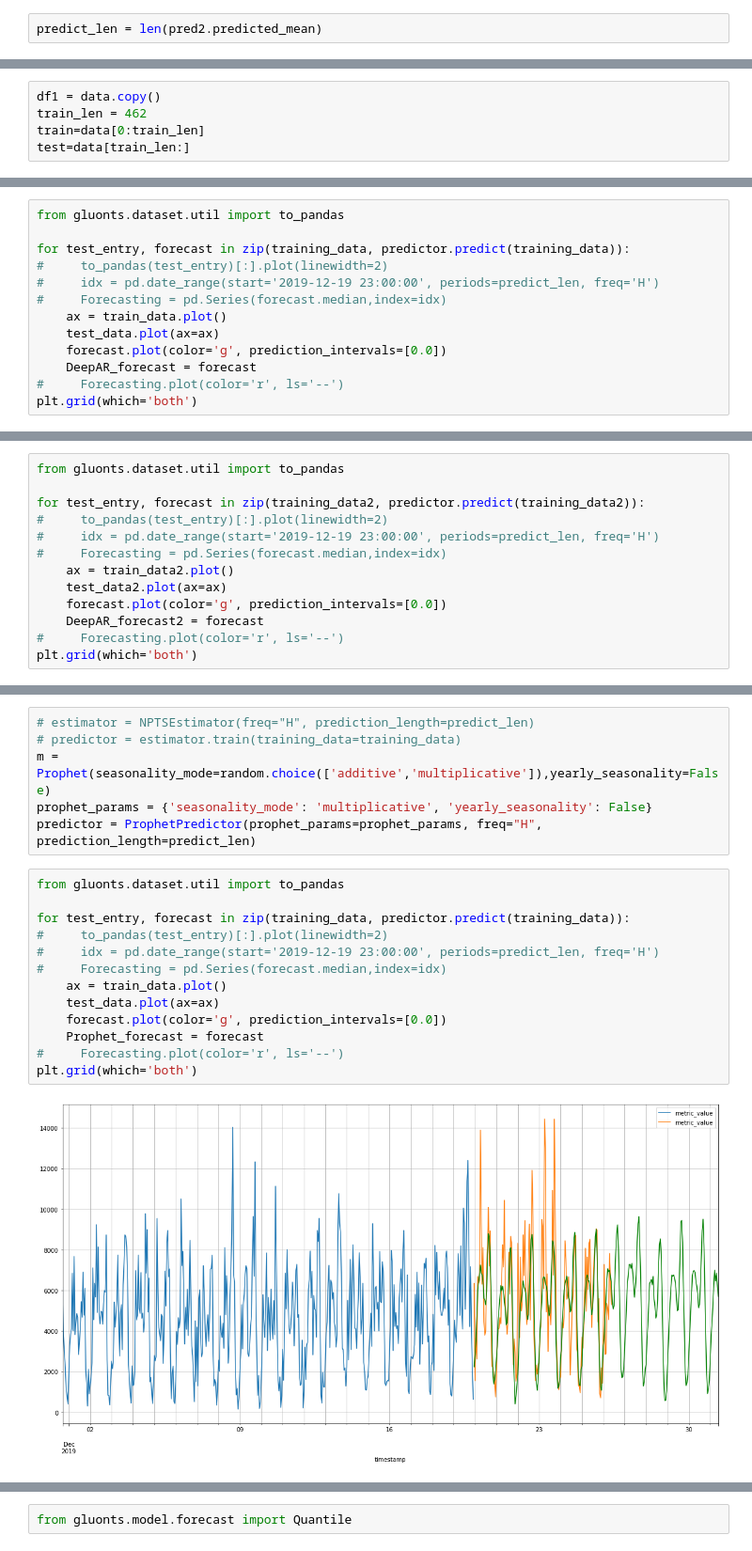
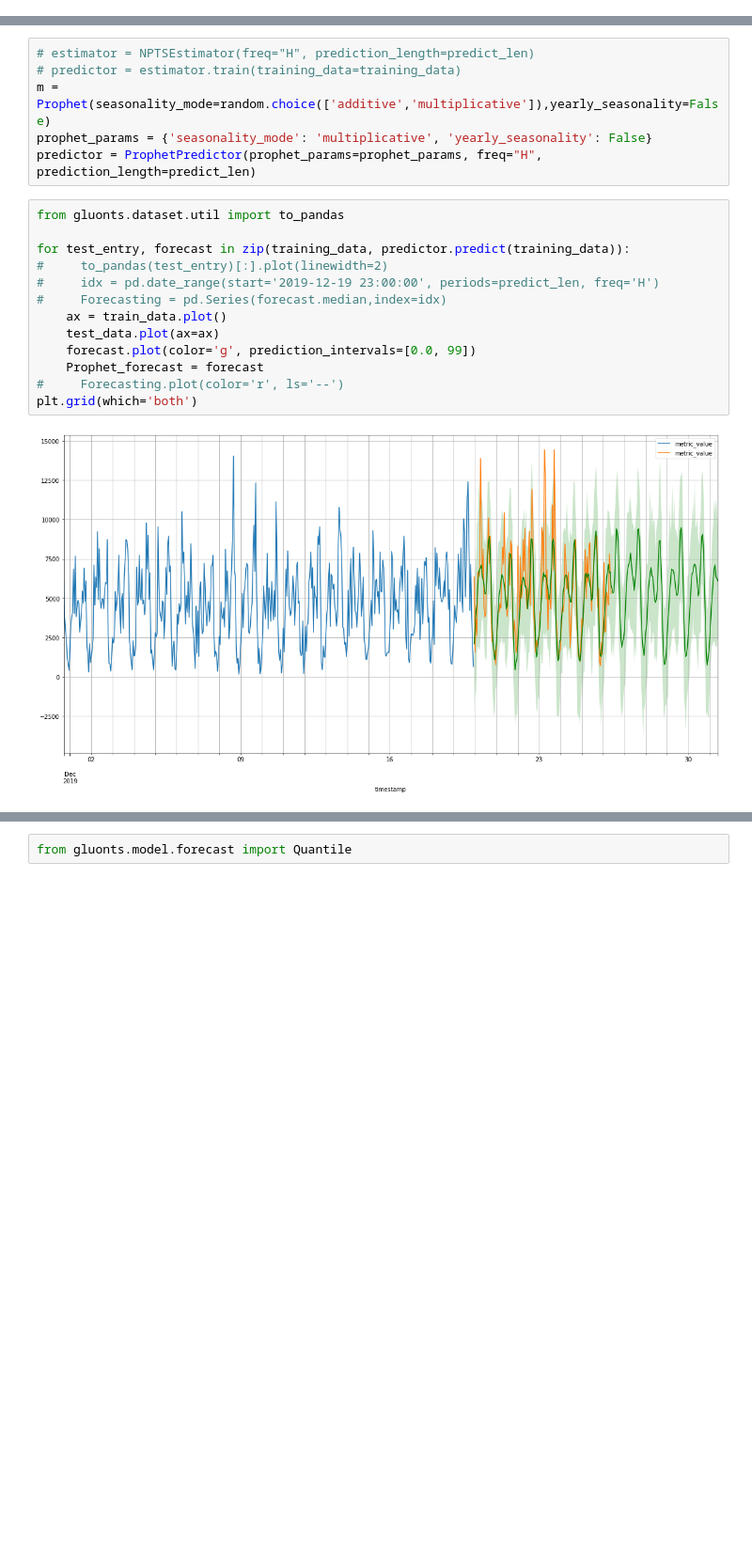
Before and after one commit to Noahz110/time-series-prediction, a Jupyter notebook: notebook/Amazon_forecast.ipynb, the cells around one changed output, grey strips where cells are left out. Shown at 94% size. Saved outputs shown, nothing was run; the diff lists cells and outputs as text; blank space fills up the shorter version.

```diff
--- a/notebook/Amazon_forecast.ipynb
+++ b/notebook/Amazon_forecast.ipynb
@@ -225,5 +174,3 @@ mape = np.round(np.mean(np.abs(abs_error/actual)),3)
 mape
 # %% [output]
 0.402
-# %%
-predict_len = len(pred2.predicted_mean)
@@ -252,5 +176,0 @@ len(pred2.predicted_mean)
-# %%
-df1 = data.copy()
-train_len = 462
-train=data[0:train_len]
-test=data[train_len:]
@@ -498,13 +317,0 @@ INFO:root:Using CPU
-# %%
-from gluonts.dataset.util import to_pandas
-
-for test_entry, forecast in zip(training_data, predictor.predict(training_data)):
-#     to_pandas(test_entry)[:].plot(linewidth=2)
-#     idx = pd.date_range(start='2019-12-19 23:00:00', periods=predict_len, freq='H')
-#     Forecasting = pd.Series(forecast.median,index=idx)
-    ax = train_data.plot()
-    test_data.plot(ax=ax)
-    forecast.plot(color='g', prediction_intervals=[0.0])
-    DeepAR_forecast = forecast
-#     Forecasting.plot(color='r', ls='--')
-plt.grid(which='both')
@@ -541,13 +317,0 @@ test_len = len(test_data2)
-# %%
-from gluonts.dataset.util import to_pandas
-
-for test_entry, forecast in zip(training_data2, predictor.predict(training_data2)):
-#     to_pandas(test_entry)[:].plot(linewidth=2)
-#     idx = pd.date_range(start='2019-12-19 23:00:00', periods=predict_len, freq='H')
-#     Forecasting = pd.Series(forecast.median,index=idx)
-    ax = train_data2.plot()
-    test_data2.plot(ax=ax)
-    forecast.plot(color='g', prediction_intervals=[0.0])
-    DeepAR_forecast2 = forecast
-#     Forecasting.plot(color='r', ls='--')
-plt.grid(which='both')
@@ -766,15 +510,15 @@ predictor = ProphetPredictor(prophet_params=prophet_params, freq="H", prediction
 # %%
 from gluonts.dataset.util import to_pandas
 
 for test_entry, forecast in zip(training_data, predictor.predict(training_data)):
 #     to_pandas(test_entry)[:].plot(linewidth=2)
 #     idx = pd.date_range(start='2019-12-19 23:00:00', periods=predict_len, freq='H')
 #     Forecasting = pd.Series(forecast.median,index=idx)
     ax = train_data.plot()
     test_data.plot(ax=ax)
-    forecast.plot(color='g', prediction_intervals=[0.0])
+    forecast.plot(color='g', prediction_intervals=[0.0, 99])
     Prophet_forecast = forecast
 #     Forecasting.plot(color='r', ls='--')
 plt.grid(which='both')
 # %% [output]
-[figure, old version]
+[figure, new version]
```
Also changed, not shown: parts of 86 cells of this notebook.
